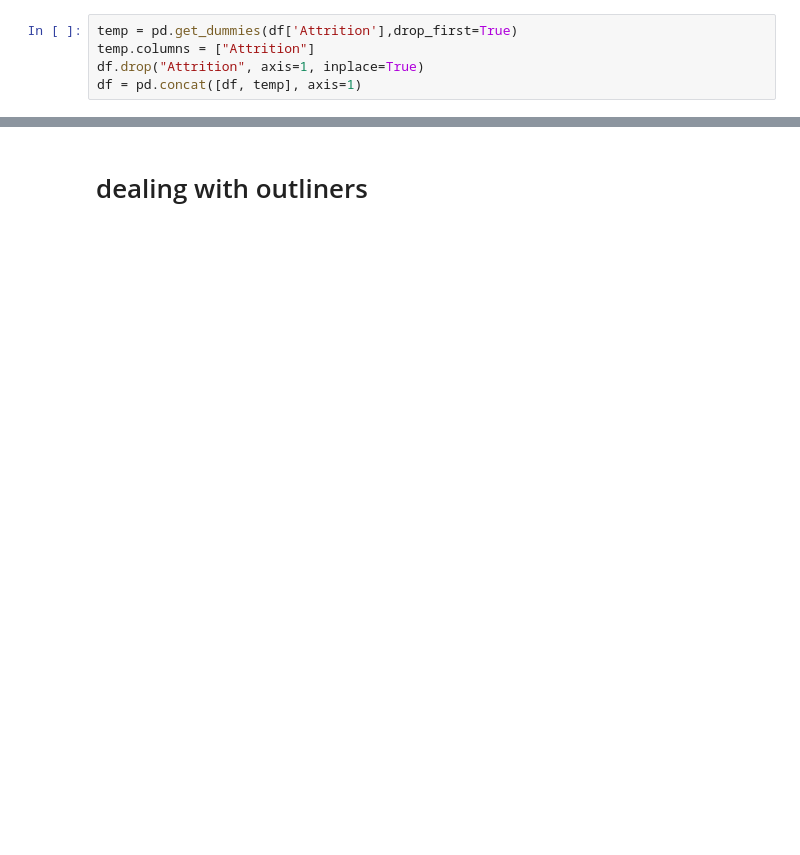
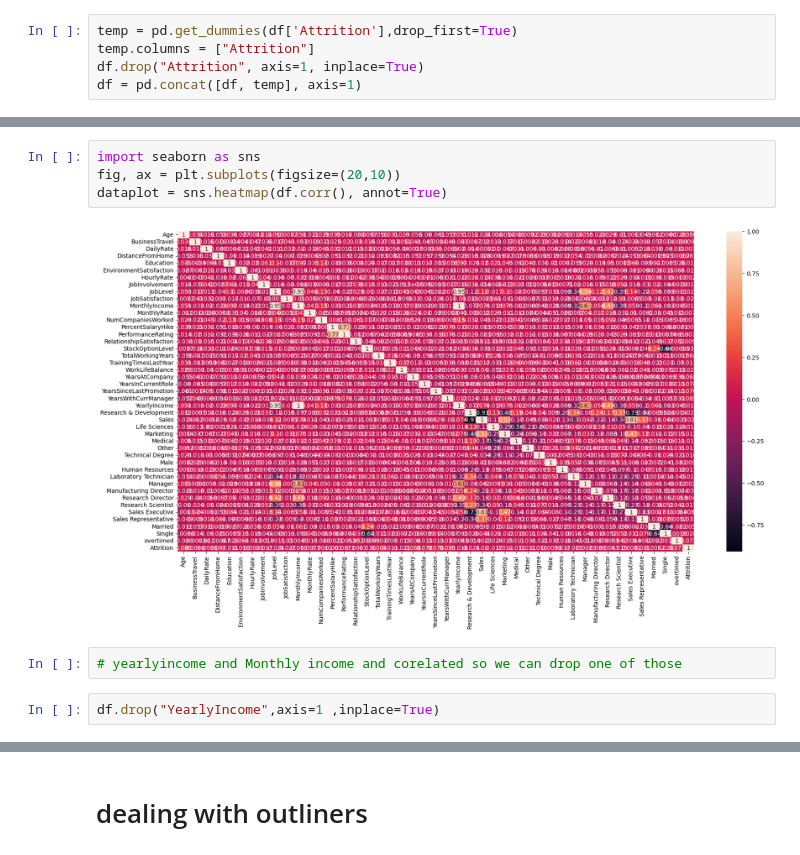
Before and after one commit to MikolajZaborowski/Bootcamp_Projects, a Jupyter notebook: clasyfication/Projekt2.ipynb, the cells around one changed output, grey strips where cells are left out. Saved outputs shown, nothing was run; the diff lists cells and outputs as text; blank space fills up the shorter version.

```diff
--- a/clasyfication/Projekt2.ipynb
+++ b/clasyfication/Projekt2.ipynb
@@ -287,0 +255,10 @@ df.describe()
+# %%
+import seaborn as sns
+fig, ax = plt.subplots(figsize=(20,10))
+dataplot = sns.heatmap(df.corr(), annot=True)
+# %% [output]
+[figure, added]
+# %%
+# yearlyincome and Monthly income and corelated so we can drop one of those
+# %%
+df.drop("YearlyIncome",axis=1 ,inplace=True)
```
Also changed, not shown: parts of 100 cells of this notebook.
